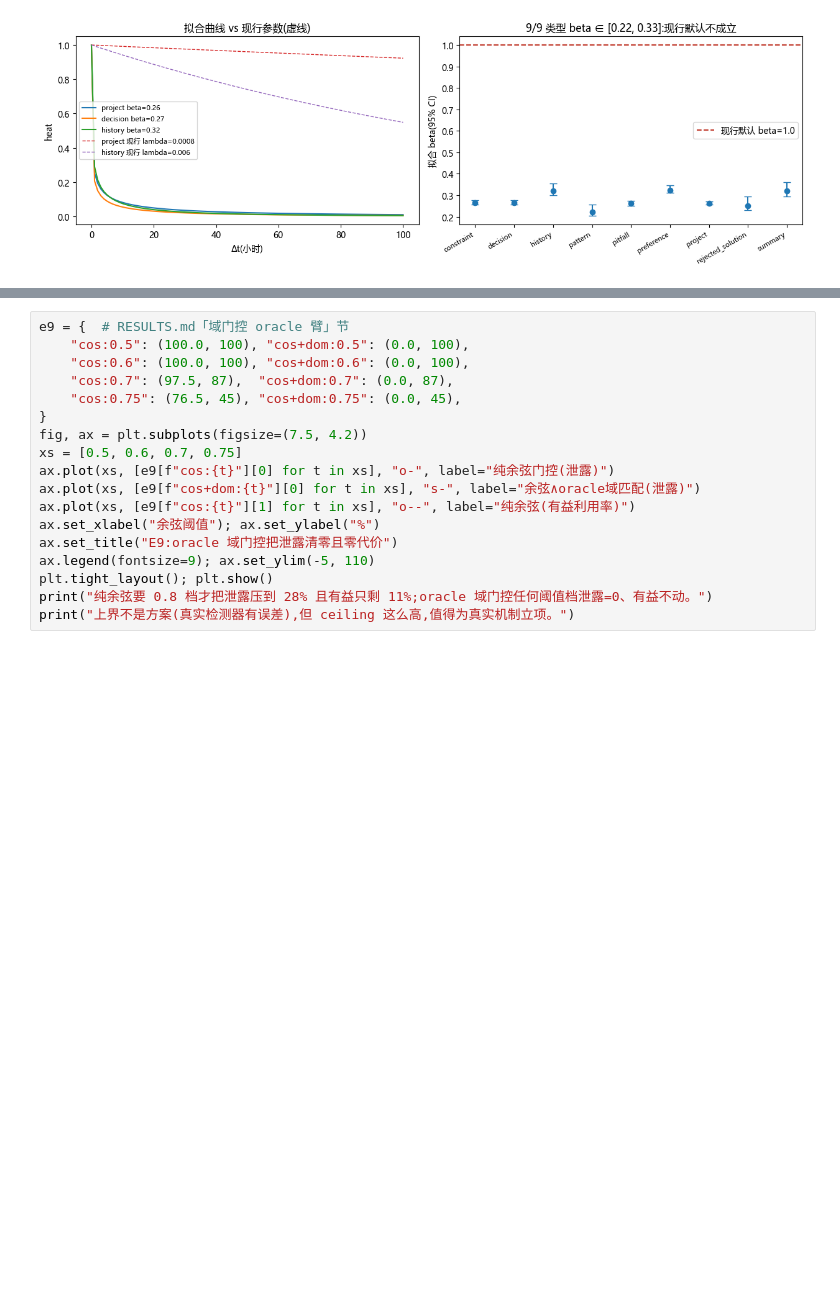
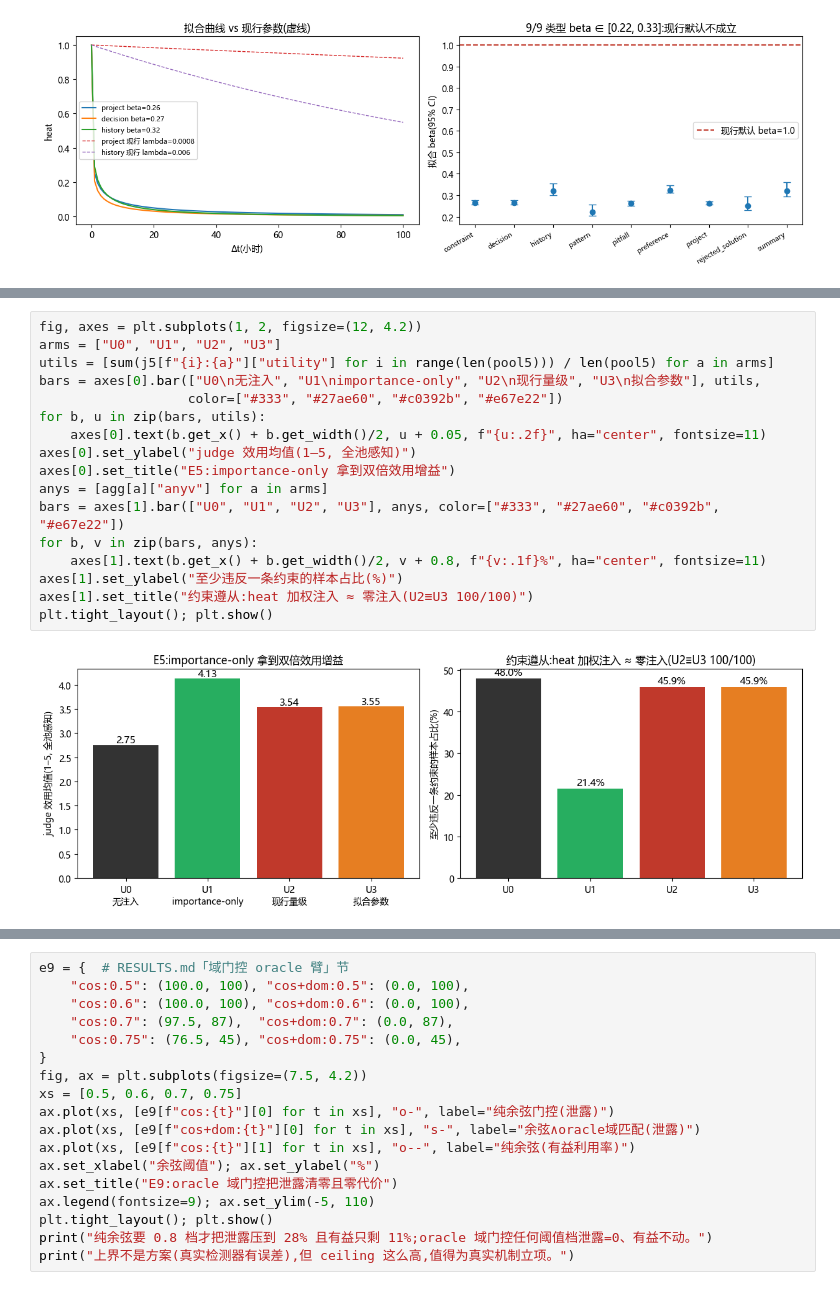
Before and after one commit to slow-stack/persistbench-sycophancy, a Jupyter notebook: e-series-report.ipynb, the cells around one changed output, grey strips where cells are left out. Drawn from its saved outputs; the diff is of its cells as text; blank space fills up the shorter version.

```diff
--- a/e-series-report.ipynb
+++ b/e-series-report.ipynb
@@ -313,0 +456,19 @@ plt.tight_layout(); plt.show()
+# %%
+fig, axes = plt.subplots(1, 2, figsize=(12, 4.2))
+arms = ["U0", "U1", "U2", "U3"]
+utils = [sum(j5[f"{i}:{a}"]["utility"] for i in range(len(pool5))) / len(pool5) for a in arms]
+bars = axes[0].bar(["U0\n无注入", "U1\nimportance-only", "U2\n现行量级", "U3\n拟合参数"], utils,
+                   color=["#333", "#27ae60", "#c0392b", "#e67e22"])
+for b, u in zip(bars, utils):
+    axes[0].text(b.get_x() + b.get_width()/2, u + 0.05, f"{u:.2f}", ha="center", fontsize=11)
+axes[0].set_ylabel("judge 效用均值(1–5, 全池感知)")
+axes[0].set_title("E5:importance-only 拿到双倍效用增益")
+anys = [agg[a]["anyv"] for a in arms]
+bars = axes[1].bar(["U0", "U1", "U2", "U3"], anys, color=["#333", "#27ae60", "#c0392b", "#e67e22"])
+for b, v in zip(bars, anys):
+    axes[1].text(b.get_x() + b.get_width()/2, v + 0.8, f"{v:.1f}%", ha="center", fontsize=11)
+axes[1].set_ylabel("至少违反一条约束的样本占比(%)")
+axes[1].set_title("约束遵从:heat 加权注入 ≈ 零注入(U2≡U3 100/100)")
+plt.tight_layout(); plt.show()
+# %% [output]
+[figure, added]
```
Also changed, not shown: parts of 19 cells of this notebook, 9 other files.
